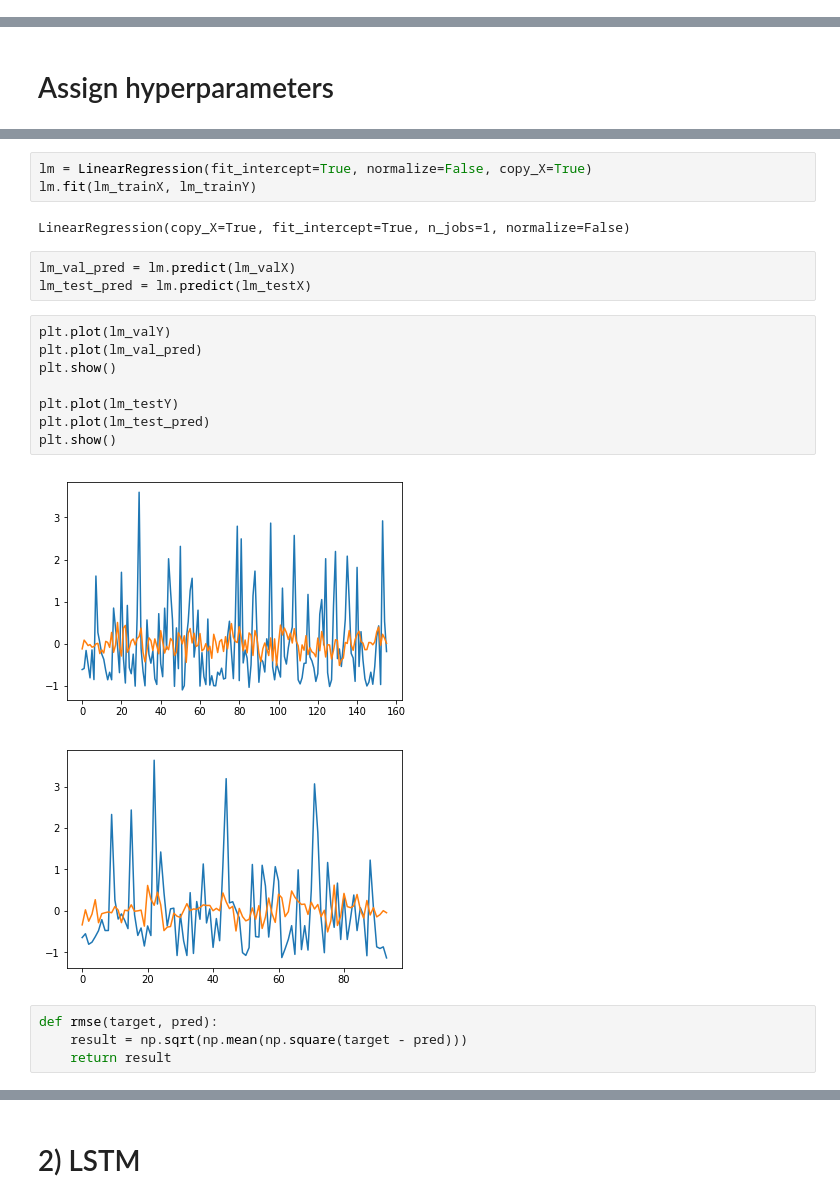
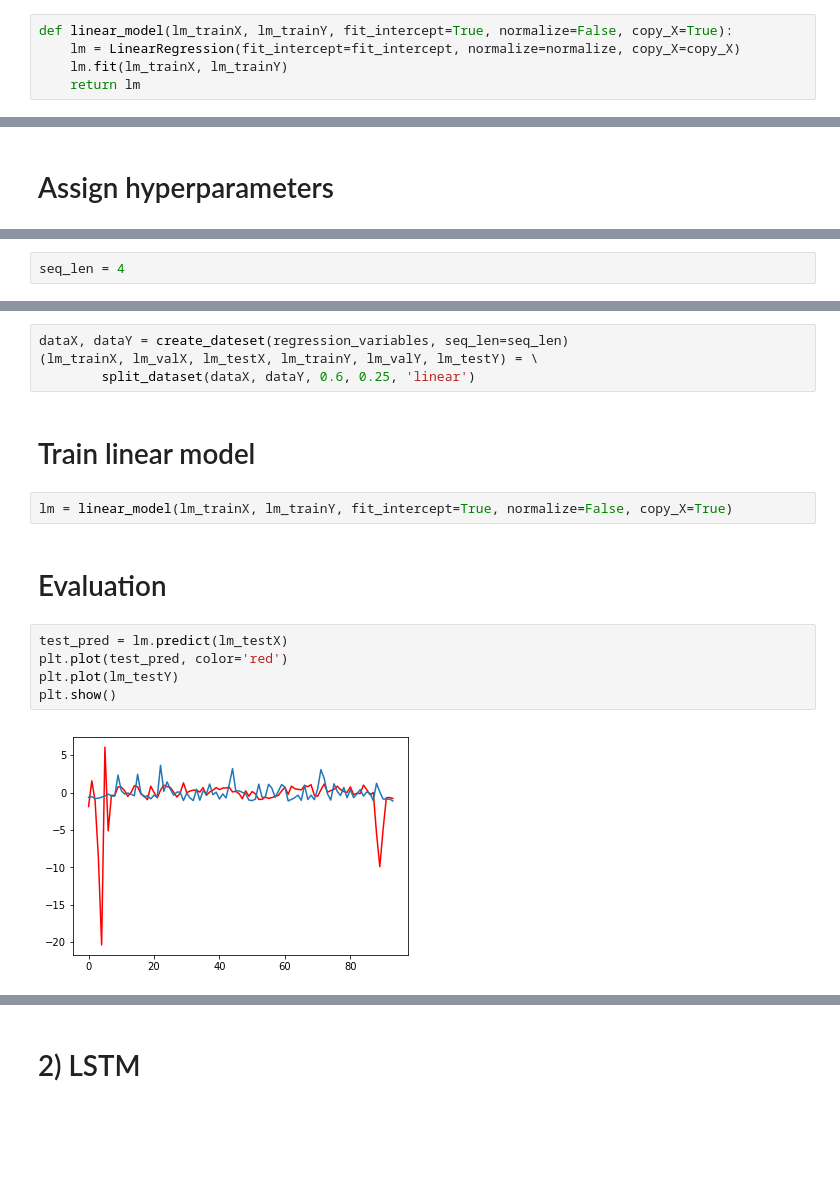
Before and after one commit to jhun0324/DL-Tutorial, a Jupyter notebook: data.ipynb, the cells around one changed output, grey strips where cells are left out. Cells and saved outputs as stored; diff of their text form; blank space fills up the shorter version.

```diff
--- a/data.ipynb
+++ b/data.ipynb
@@ -264,0 +327,5 @@ linear_variables = ['Average_Temperature_Normalized', 'Revenue_Normalized']
+# %%
+def linear_model(lm_trainX, lm_trainY, fit_intercept=True, normalize=False, copy_X=True):
+    lm = LinearRegression(fit_intercept=fit_intercept, normalize=normalize, copy_X=copy_X)
+    lm.fit(lm_trainX, lm_trainY)
+    return lm
@@ -269 +338,3 @@ linear_variables = ['Average_Temperature_Normalized', 'Revenue_Normalized']
+# %%
+seq_len = 4
 # %% [markdown]
@@ -314,23 +342,17 @@ lm_trainY, lm_valY, lm_testY = np.array(dataY[:train_size]).reshape((train_size,
+# %%
+dataX, dataY = create_dateset(regression_variables, seq_len=seq_len)
+(lm_trainX, lm_valX, lm_testX, lm_trainY, lm_valY, lm_testY) = \
+        split_dataset(dataX, dataY, 0.6, 0.25, 'linear')
+# %% [markdown]
+# Train linear model
 # %%
-lm = LinearRegression(fit_intercept=True, normalize=False, copy_X=True)
-lm.fit(lm_trainX, lm_trainY)
+lm = linear_model(lm_trainX, lm_trainY, fit_intercept=True, normalize=False, copy_X=True)
-# %% [output]
-LinearRegression(copy_X=True, fit_intercept=True, n_jobs=1, normalize=False)
-# %%
-lm_val_pred = lm.predict(lm_valX)
-lm_test_pred = lm.predict(lm_testX)
+# %% [markdown]
+# Evaluation
 # %%
-plt.plot(lm_valY)
-plt.plot(lm_val_pred)
+test_pred = lm.predict(lm_testX)
+plt.plot(test_pred, color='red')
+plt.plot(lm_testY)
 plt.show()
-
-plt.plot(lm_testY)
-plt.plot(lm_test_pred)
-plt.show()
 # %% [output]
-[figure, old version]
+[figure, new version]
-[figure, removed]
-# %%
-def rmse(target, pred):
-    result = np.sqrt(np.mean(np.square(target - pred)))
-    return result
```
Also changed, not shown: parts of 35 cells of this notebook.
